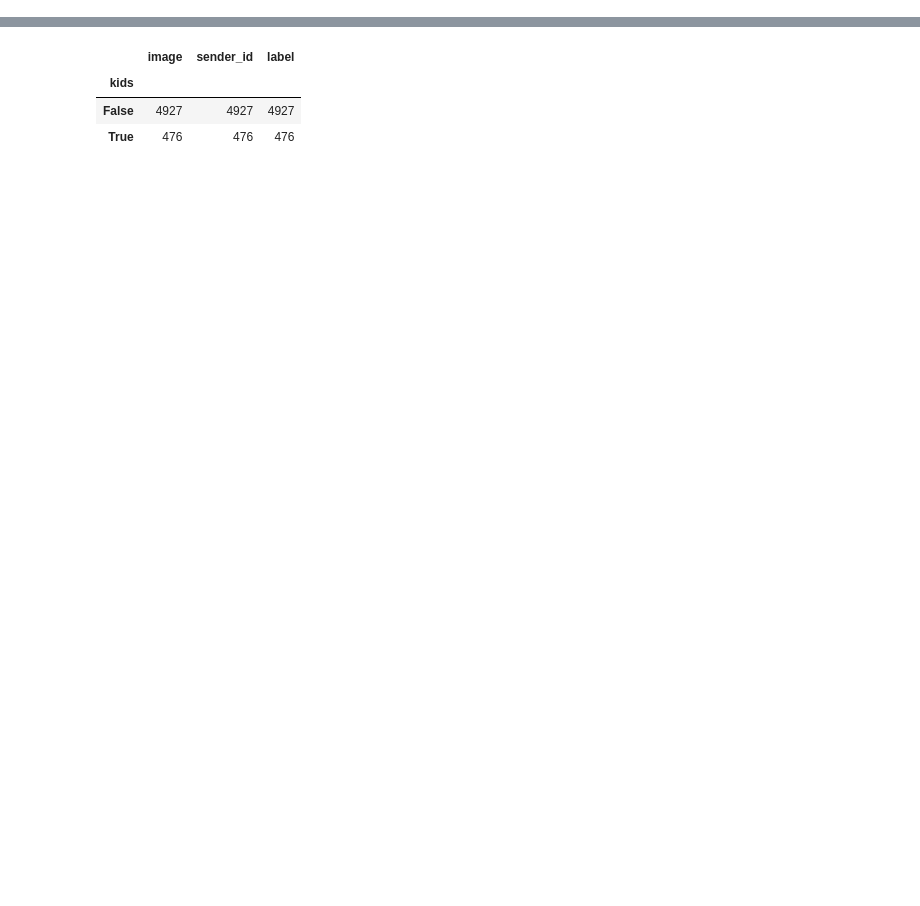
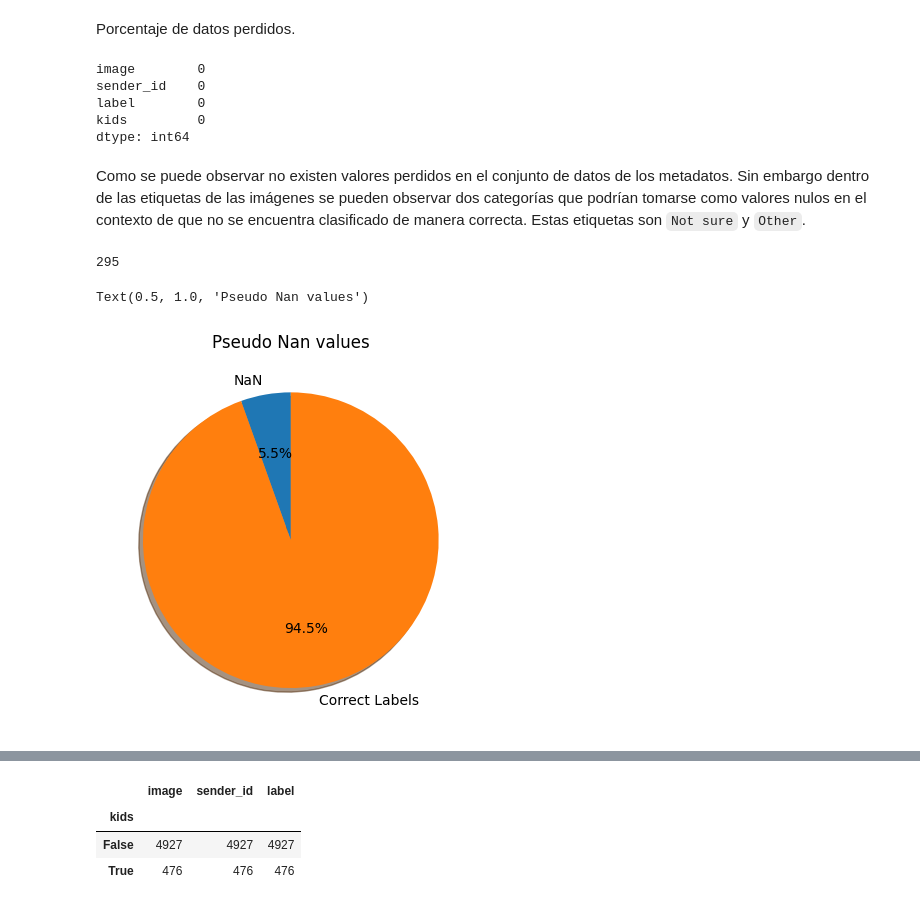
Before and after one commit to alexmedinait/IDI, a Jupyter notebook: CV/scripts/python/cv_idi.ipynb, the cells around one changed output, grey strips where cells are left out. Saved outputs shown, nothing was run; the diff lists cells and outputs as text; code cells hidden in the pictures; blank space fills up the shorter version.

```diff
--- a/CV/scripts/python/cv_idi.ipynb
+++ b/CV/scripts/python/cv_idi.ipynb
@@ -75,0 +85,26 @@ imagesdata
+# %%
+imagesdata['label'] = imagesdata['label'].astype(str)
+# %% [markdown]
+Porcentaje de datos perdidos.
+# %%
+imagesdata.isnull().sum()
+# %% [output]
+image        0
+sender_id    0
+label        0
+kids         0
+dtype: int64
+# %% [markdown]
+Como se puede observar no existen valores perdidos en el conjunto de datos de los metadatos.
+Sin embargo dentro de las etiquetas de las imágenes se pueden observar dos categorías que podrían tomarse como valores nulos en el contexto de que no se encuentra clasificado de manera correcta. Estas etiquetas son `Not sure` y `Other`.
+# %%
+nanvals = imagesdata['label'].replace({'Not sure': np.nan, 'Other': np.nan}).isnull().sum()
+nanvals
+# %% [output]
+295
+# %%
+plt.pie([nanvals, imagesdata['label'].size - nanvals], labels=['NaN', 'Correct Labels'], autopct='%1.1f%%', shadow=True, startangle=90)
+plt.title("Pseudo Nan values")
+# %% [output]
+Text(0.5, 1.0, 'Pseudo Nan values')
+[figure, added]
```
Also changed, not shown: parts of 57 cells of this notebook.
